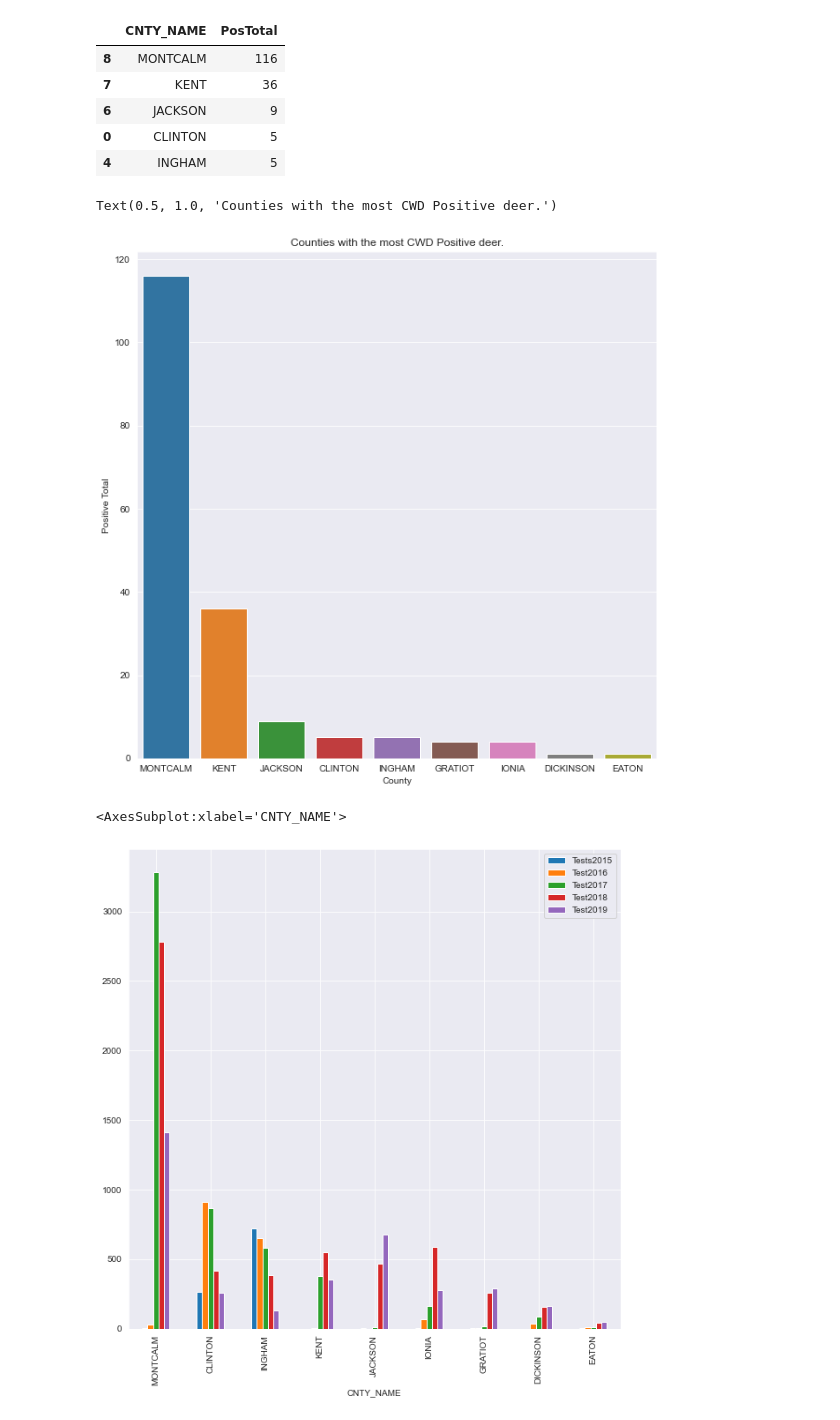
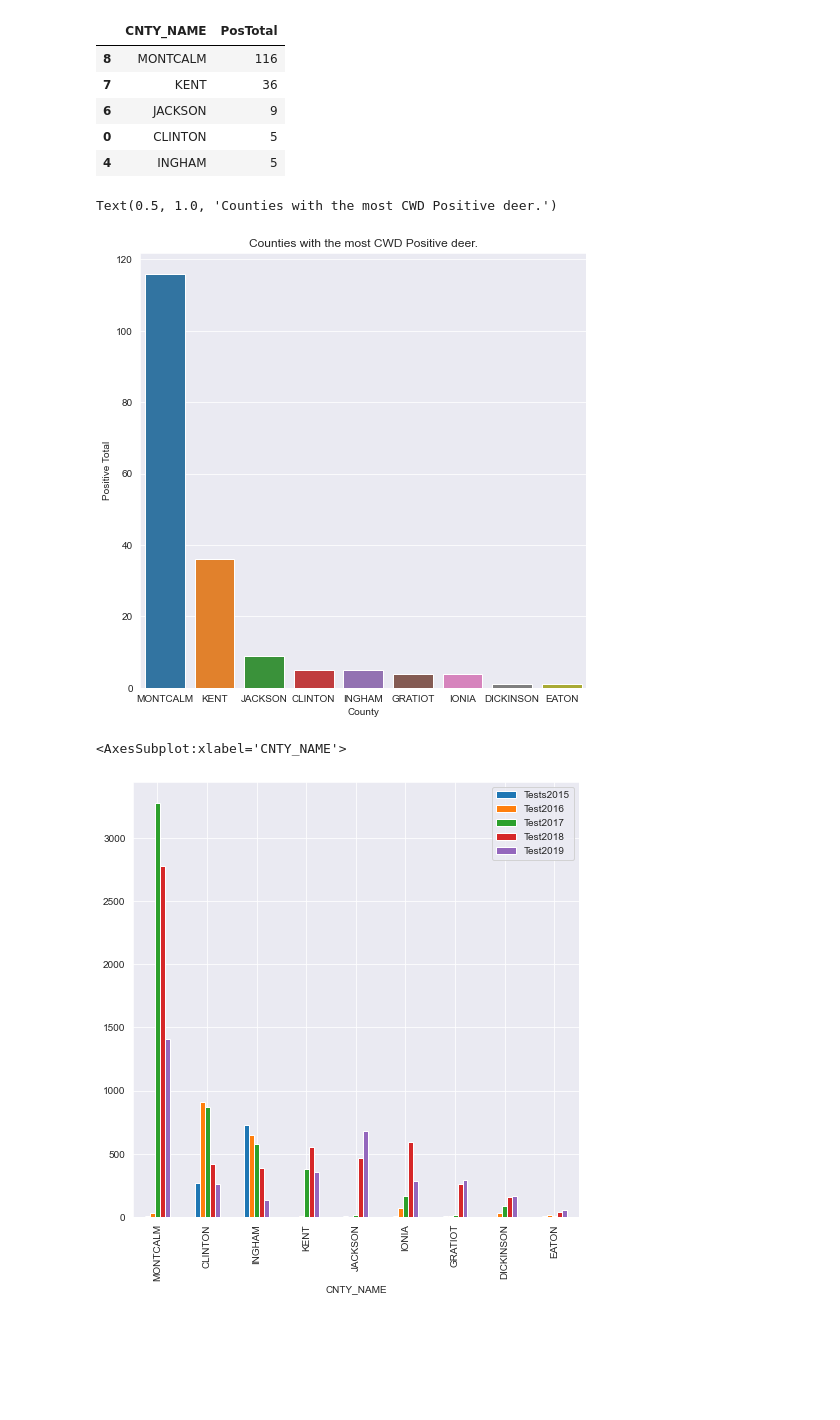
Before and after one commit to Ambush3/Michigan-Deer-CWD, a Jupyter notebook: CWD.ipynb, the cells around one changed output. Cells and saved outputs as stored; diff of their text form; code cells hidden in the pictures; blank space fills up the shorter version.

```diff
--- a/CWD.ipynb
+++ b/CWD.ipynb
@@ -114,25 +114,25 @@ cwd2.head()
 # %%
 
 cwd2 = cwd2[:]
-plt.figure(figsize=(10,10))
+plt.figure(figsize=(8, 8))
 sns.set_style('darkgrid')
 p = sns.barplot(x='CNTY_NAME', y='PosTotal', data=cwd2)
 p.set(xlabel='County', ylabel='Positive Total')
 p.set_title("Counties with the most CWD Positive deer.")
 # %% [output]
 Text(0.5, 1.0, 'Counties with the most CWD Positive deer.')
-[figure, old version]
+[figure, new version]
 # %%
 cwd3 = data_clean.groupby('CNTY_NAME', as_index=False, sort=True).sum()
 cwd3 = cwd3.sort_values('TestTotal', ascending=False)
 cwd3.head()
 
 pd.DataFrame(cwd3, columns=['CNTY_NAME', 'Tests2015', 'Test2016', 'Test2017', 'Test2018', 'Test2019'])
 
-cwd3.plot(x='CNTY_NAME', y=['Tests2015', 'Test2016', 'Test2017', 'Test2018', 'Test2019'], kind='bar', figsize=(10, 10))
+cwd3.plot(x='CNTY_NAME', y=['Tests2015', 'Test2016', 'Test2017', 'Test2018', 'Test2019'], kind='bar', figsize=(8, 8))
 # %% [output]
 <AxesSubplot:xlabel='CNTY_NAME'>
-[figure, old version]
+[figure, new version]
 # %%
 cwd4 = data_clean.groupby('CNTY_NAME', as_index=False, sort=True).sum()
 cwd4 = cwd4.sort_values('PosTotal' ,ascending=False)
```
Also changed, not shown: parts of 5 cells of this notebook.
